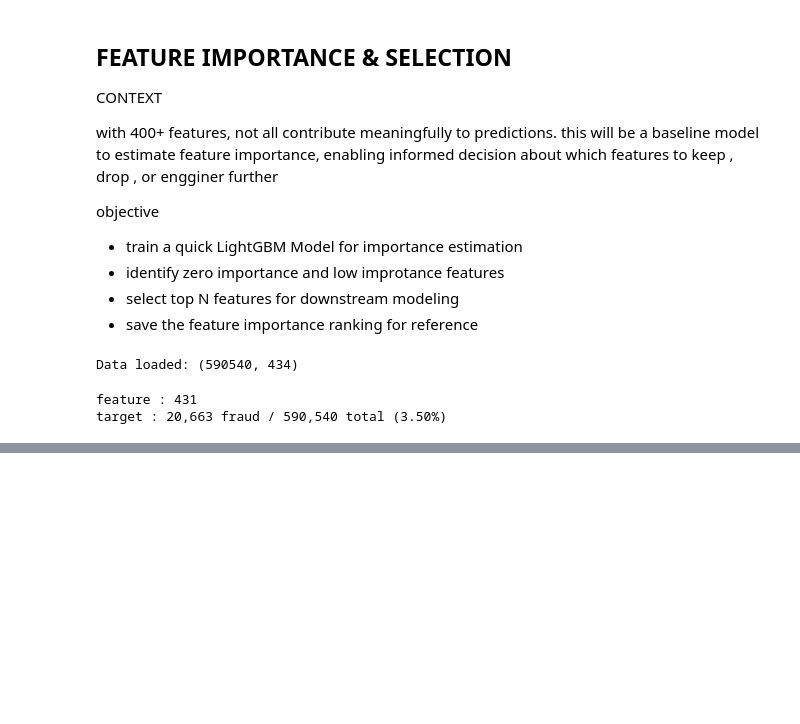
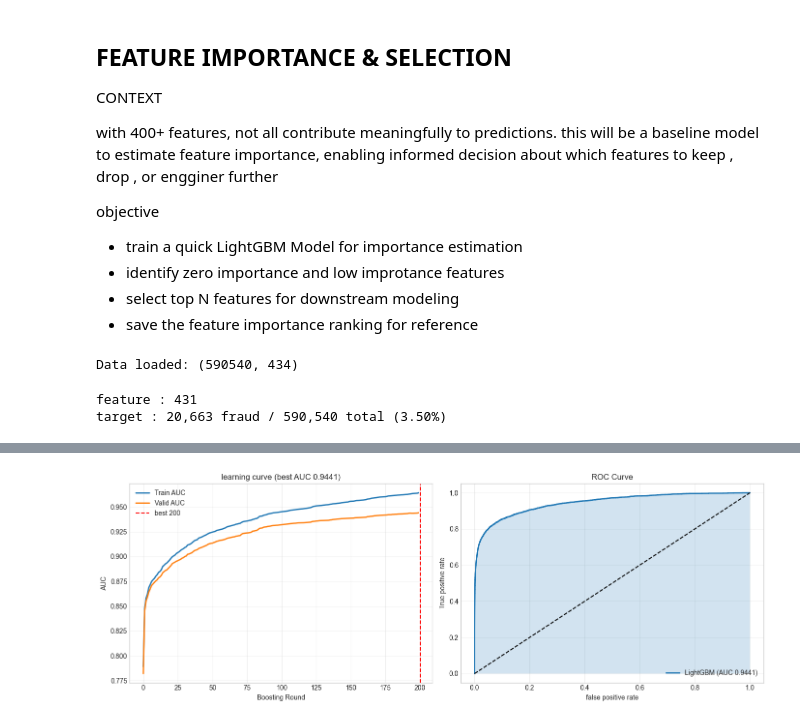
Before and after one commit to maxvyquincy9393/ieee-fraud-detection, a Jupyter notebook: notebook/08_feature_importance_selection.ipynb, the cells around one changed output, grey strips where cells are left out. Cells and saved outputs as stored; diff of their text form; code cells hidden in the pictures; blank space fills up the shorter version.

Commit message:
training

```diff
--- a/notebook/08_feature_importance_selection.ipynb
+++ b/notebook/08_feature_importance_selection.ipynb
@@ -43,6 +45,9 @@ feature_cols = [c for c in train.columns if c not in exclude_cols and c not in o
 X = train[feature_cols]
 y = train['isFraud']
 
+# TRAIN / VALIDAITON SPLIT
+X_train, X_val,  y_train, y_val = train_test_split(X, y, test_size=0.2,random_state=42, stratify=y)
+
 print(f"feature : {len(feature_cols)}")
 print(f'target : {y.sum():,} fraud / {len(y):,} total ({y.mean()*100:.2f}%)')
 # %% [output]
@@ -63,0 +114,27 @@ params = {
+# %%
+# visualize
+fig,axes = plt.subplots(1,2, figsize=(14,5))
+
+axes[0].plot(evals_result['train']['auc'], label='Train AUC', linewidth=2)
+axes[0].plot(evals_result['valid']['auc'], label='Valid AUC', linewidth=2)
+axes[0].axvline(x=model.best_iteration, color='r', linestyle='--', label=f'best {model.best_iteration}')
+axes[0].set_xlabel("Boosting Round")
+axes[0].set_ylabel('AUC')
+axes[0].set_title(f'learning curve (best AUC {val_auc:.4f})')
+axes[0].legend()
+axes[0].grid(alpha=0.3)
+
+fpr, tpr, _ = roc_curve(y_val, y_pred)
+axes[1].plot(fpr, tpr, linewidth=2, label=f'LightGBM (AUC {val_auc:.4f})')
+axes[1].plot([0,1], [0,1], 'k--')
+axes[1].fill_between(fpr, tpr, alpha=0.2)
+axes[1].set_xlabel('false positive rate')
+axes[1].set_ylabel('True positive rate')
+axes[1].set_title('ROC Curve')
+axes[1].legend(loc='lower right')
+axes[1].grid(alpha=0.3)
+
+plt.tight_layout()
+plt.show()
+# %% [output]
+[figure, added]
```
Also changed, not shown: parts of 2 cells of this notebook.
